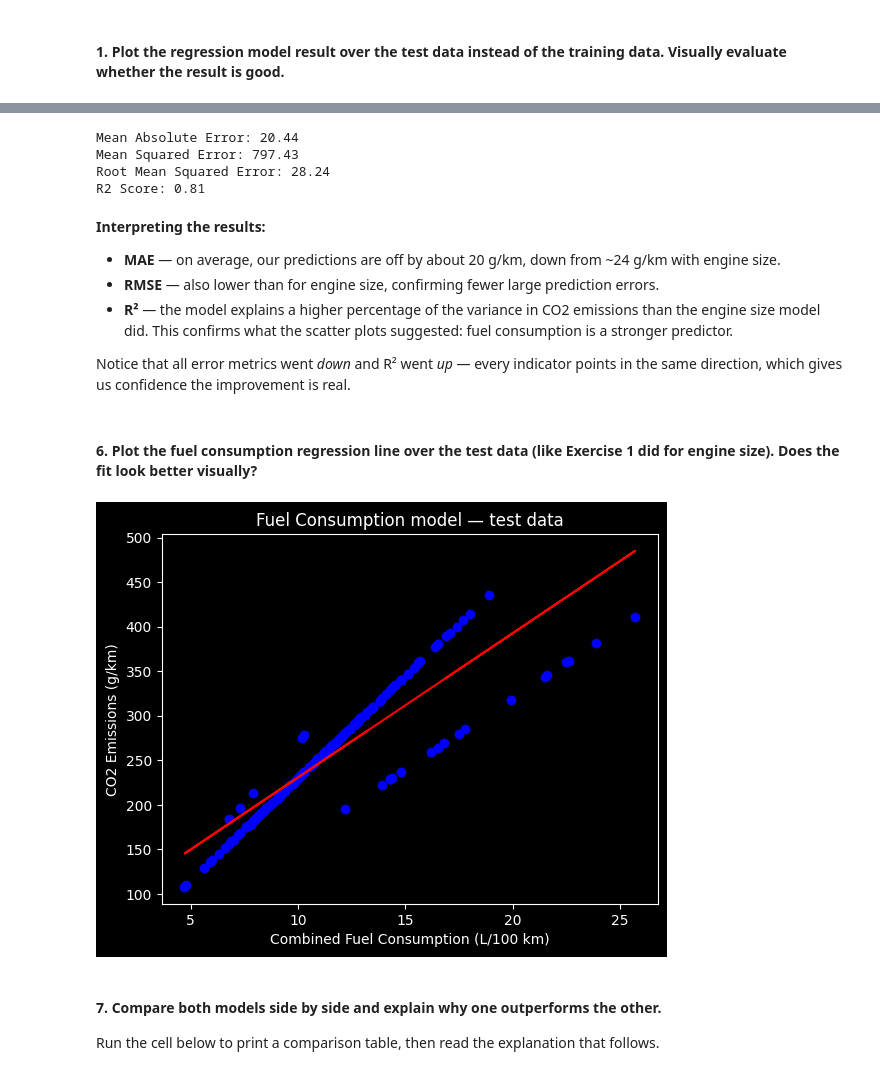
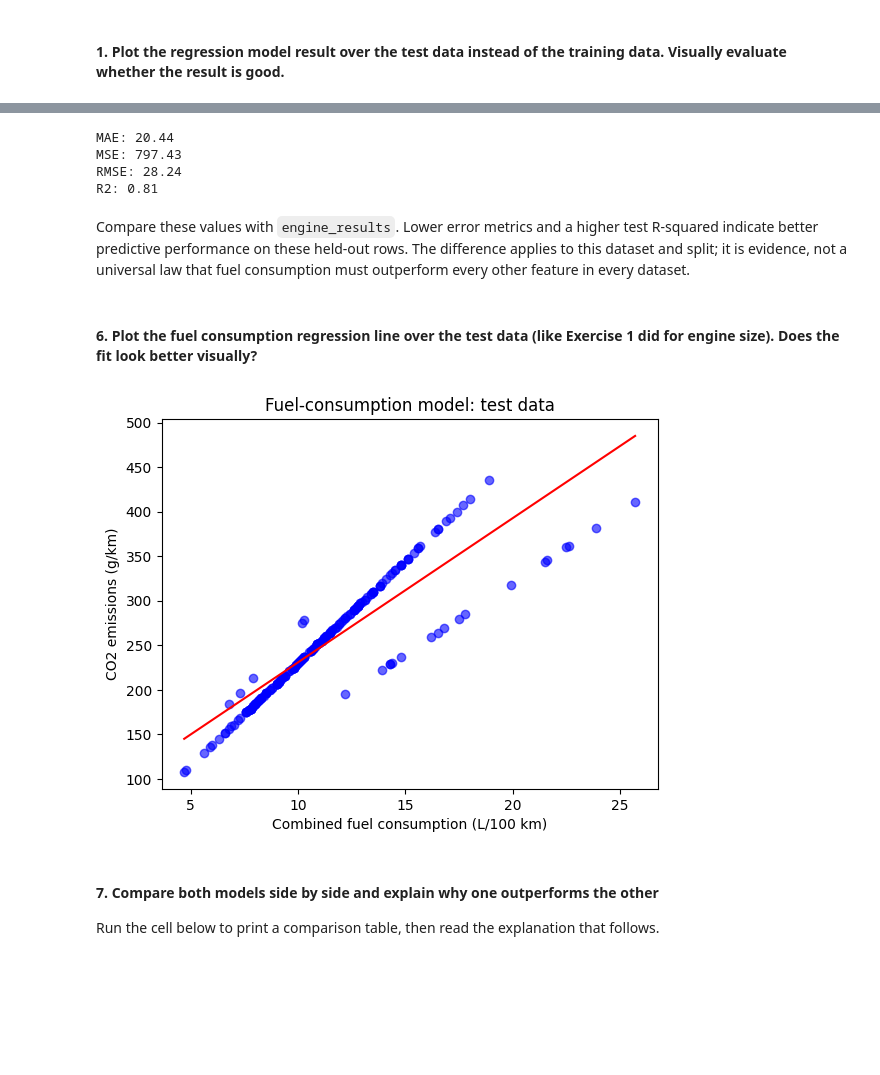
Before and after one commit to nadropper/ibm-ai-engineering-professional-certificate, a Jupyter notebook: 01-machine-learning-with-python/modules/02-linear-and-logistic-regression/labs/simple-linear-regression/simple-linear-regression.ipynb, the cells around one changed output, grey strips where cells are left out. Saved outputs shown, nothing was run; the diff lists cells and outputs as text; code cells hidden in the pictures; blank space fills up the shorter version.

```diff
--- a/01-machine-learning-with-python/modules/02-linear-and-logistic-regression/labs/simple-linear-regression/simple-linear-regression.ipynb
+++ b/01-machine-learning-with-python/modules/02-linear-and-logistic-regression/labs/simple-linear-regression/simple-linear-regression.ipynb
@@ -343,4 +346,6 @@ to the previous training result.
-# %%
-X = cdf.FUELCONSUMPTION_COMB.to_numpy()
-X_train, X_test, y_train, y_test = train_test_split(X, y, test_size=0.2, random_state=42)
+# %%
+X_fuel = cdf[['FUELCONSUMPTION_COMB']].to_numpy()
+
+X_fuel_train = X_fuel[train_index]
+X_fuel_test = X_fuel[test_index]
 # %% [markdown]
@@ -348,4 +354 @@ X_train, X_test, y_train, y_test = train_test_split(X, y, test_size=0.2, random_
 Remember we need to transform the 1D feature into a 2D array.
-# %%
-regr = linear_model.LinearRegression()
-regr.fit(X_train.reshape(-1, 1), y_train)
@@ -353,0 +355,6 @@ LinearRegression()
+# %%
+fuel_model = LinearRegression()
+fuel_model.fit(X_fuel_train, y_train)
+
+print(f'Coefficient: {fuel_model.coef_[0]:.2f} g/km per L/100 km')
+print(f'Intercept: {fuel_model.intercept_:.2f} g/km')
@@ -360,33 +370,38 @@ y_pred = regr.predict(X_test.reshape(-1, 1))
-# %%
-print("Mean Absolute Error: %.2f" % mean_absolute_error(y_test, y_pred))
-print("Mean Squared Error: %.2f" % mean_squared_error(y_test, y_pred))
-print("Root Mean Squared Error: %.2f" % np.sqrt(mean_squared_error(y_test, y_pred)))
-print("R2 Score: %.2f" % r2_score(y_test, y_pred))
-# %% [output]
-Mean Absolute Error: 20.44
-Mean Squared Error: 797.43
-Root Mean Squared Error: 28.24
-R2 Score: 0.81
-# %% [markdown]
-**Interpreting the results:**
-
-- **MAE** — on average, our predictions are off by about 20 g/km, down from ~24 g/km with engine size.
-- **RMSE** — also lower than for engine size, confirming fewer large prediction errors.
-- **R²** — the model explains a higher percentage of the variance in CO2 emissions than the engine size model did. This confirms what the scatter plots suggested: fuel consumption is a stronger predictor.
-
-Notice that all error metrics went *down* and R² went *up* — every indicator points in the same direction, which gives us confidence the improvement is real.
+# %%
+fuel_results = {
+    'MAE': mean_absolute_error(y_test, fuel_pred),
+    'MSE': mean_squared_error(y_test, fuel_pred),
+    'RMSE': np.sqrt(mean_squared_error(y_test, fuel_pred)),
+    'R2': r2_score(y_test, fuel_pred),
+}
+
+for metric, value in fuel_results.items():
+    print(f'{metric}: {value:.2f}')
+# %% [output]
+MAE: 20.44
+MSE: 797.43
+RMSE: 28.24
+R2: 0.81
+# %% [markdown]
+Compare these values with `engine_results`. Lower error metrics and a higher test R-squared indicate better predictive performance on these held-out rows. The difference applies to this dataset and split; it is evidence, not a universal law that fuel consumption must outperform every other feature in every dataset.
 # %% [markdown]
 #### 6. Plot the fuel consumption regression line over the test data (like Exercise 1 did for engine size). Does the fit look better visually?
 # %%
-plt.scatter(X_test, y_test, color='blue')
-plt.plot(X_test, regr.coef_ * X_test + regr.intercept_, '-r')
-plt.xlabel('Combined Fuel Consumption (L/100 km)')
-plt.ylabel('CO2 Emissions (g/km)')
-plt.title('Fuel Consumption model — test data')
+fuel_test_order = np.argsort(X_fuel_test[:, 0])
+
+plt.scatter(X_fuel_test[:, 0], y_test, color='blue', alpha=0.6)
+plt.plot(
+    X_fuel_test[fuel_test_order, 0],
+    fuel_model.predict(X_fuel_test[fuel_test_order]),
+    color='red',
+)
+plt.xlabel('Combined fuel consumption (L/100 km)')
+plt.ylabel('CO2 emissions (g/km)')
+plt.title('Fuel-consumption model: test data')
 plt.show()
 # %% [output]
-[figure, old version]
+[figure, new version]
 # %% [markdown]
-#### 7. Compare both models side by side and explain why one outperforms the other.
+#### 7. Compare both models side by side and explain why one outperforms the other
 
 Run the cell below to print a comparison table, then read the explanation that follows.
```
Also changed, not shown: parts of 74 cells of this notebook, 7 other files.
